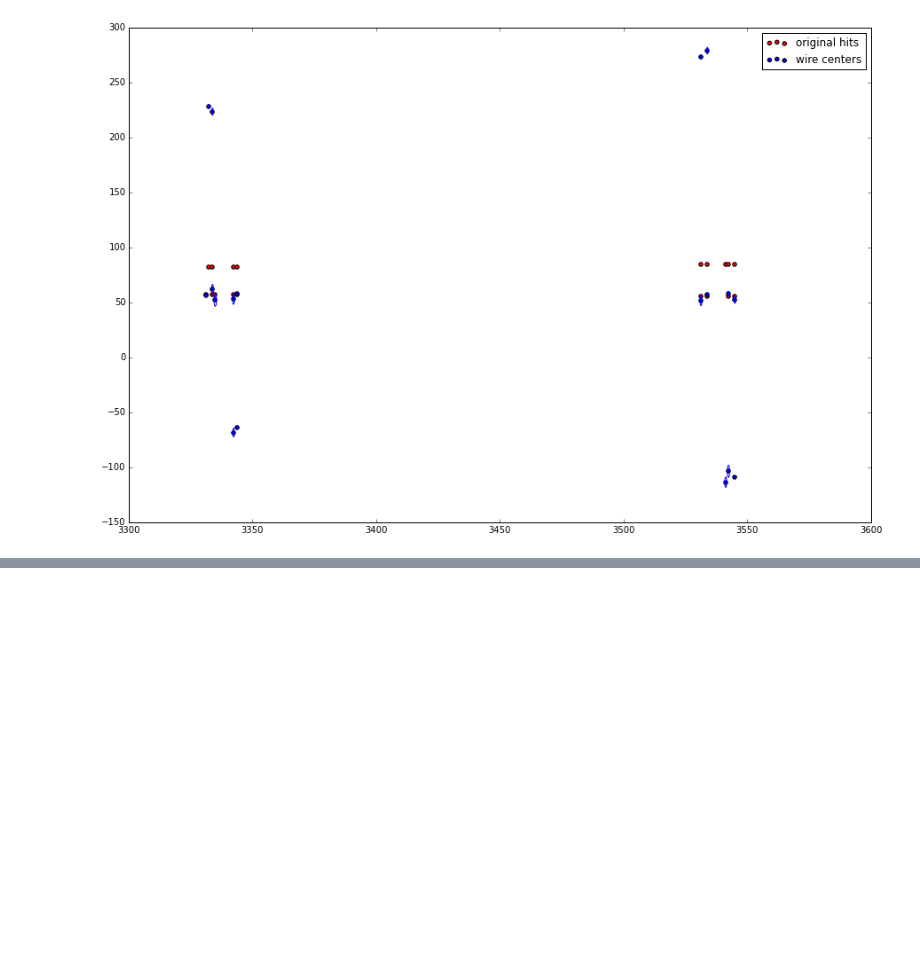
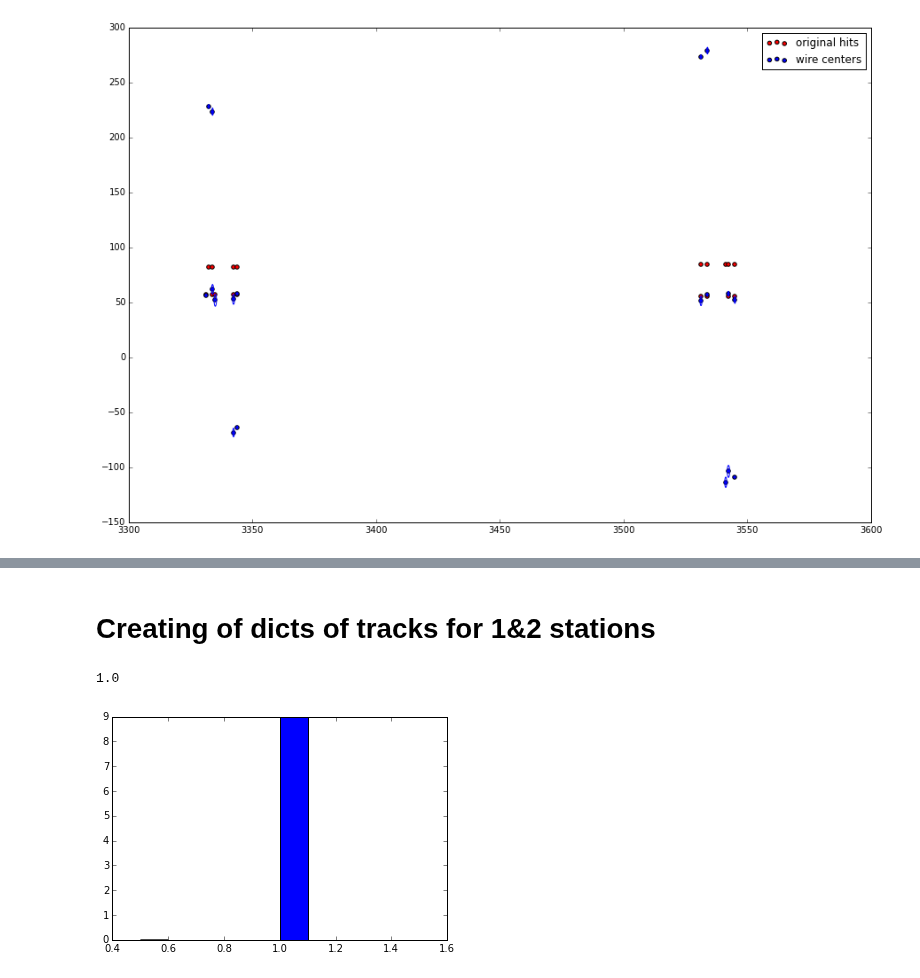
Before and after one commit to yandexdataschool/ship_tracks_recognition, a Jupyter notebook: base.ipynb, the cells around one changed output, grey strips where cells are left out. Drawn from its saved outputs; the diff is of its cells as text; code cells hidden in the pictures; blank space fills up the shorter version.

```diff
--- a/base.ipynb
+++ b/base.ipynb
@@ -1114,0 +1117,8 @@ plt.show()
+# %%
+from UV_views import *
+from Y_views import *
+
+all_hits = pd.read_csv('Data/strawtubesPoint_decoded_hits.csv', delimiter=',')
+all_hits['Index'] = all_hits.index
+all_hits = all_hits[['Index', 'X', 'Y', 'Z', 'TrackID', 'Time', 'StatNb', 'ViewNb', 'PlaneNb', 'LayerNb', 'StrawNb', 'dist2Wire', 'event', 'k']]
+all_hits.head()
@@ -1114,0 +1132,42 @@ plt.show()
+# %% [markdown]
+# Creating of dicts of tracks for 1&2 stations
+# %%
+event_set = range(321, 345)
+
+events = all_hits[all_hits['event'].isin(event_set)]
+
+tracks_yz, linking_table_yz = loop_yz(events, 7, 0.7, 0)
+tracks_xz, linking_table_xz, Xs = loop_xz(events, tracks_yz, linking_table_yz, 6, 15, 0)
+
+
+efficiencies_y_12 = []
+for track in linking_table_yz:
+
+    true_track_ids = events.loc[linking_table_yz[track]].TrackID.values
+
+    _, unique_ids_counts = np.unique(true_track_ids, return_counts=True)
+
+    eff = 1. * unique_ids_counts.max() / len(true_track_ids)
+    efficiencies_y_12.append(eff)
+
+efficiencies_y_12 = np.array(efficiencies_y_12)
+
+
+efficiencies_uv_12 = []
+for track in linking_table_xz:
+
+    true_track_ids = events.loc[linking_table_xz[track]].TrackID.values
+
+    _, unique_ids_counts = np.unique(true_track_ids, return_counts=True)
+
+    eff = 1. * unique_ids_counts.max() / len(true_track_ids)
+    efficiencies_uv_12.append(eff)
+
+efficiencies_uv_12 = np.array(efficiencies_uv_12)
+# %%
+print efficiencies_y_12.mean()
+plt.hist(efficiencies_y_12)
+plt.show()
+# %% [output]
+1.0
+[figure, added]
```
Also changed, not shown: parts of 6 cells of this notebook.
